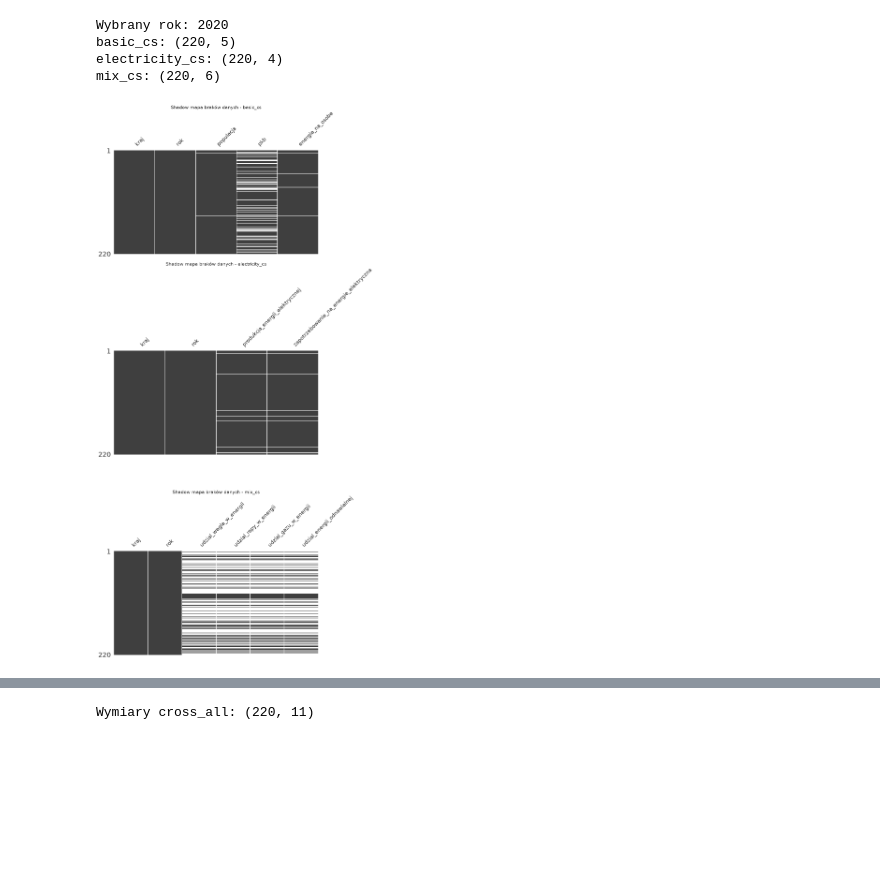
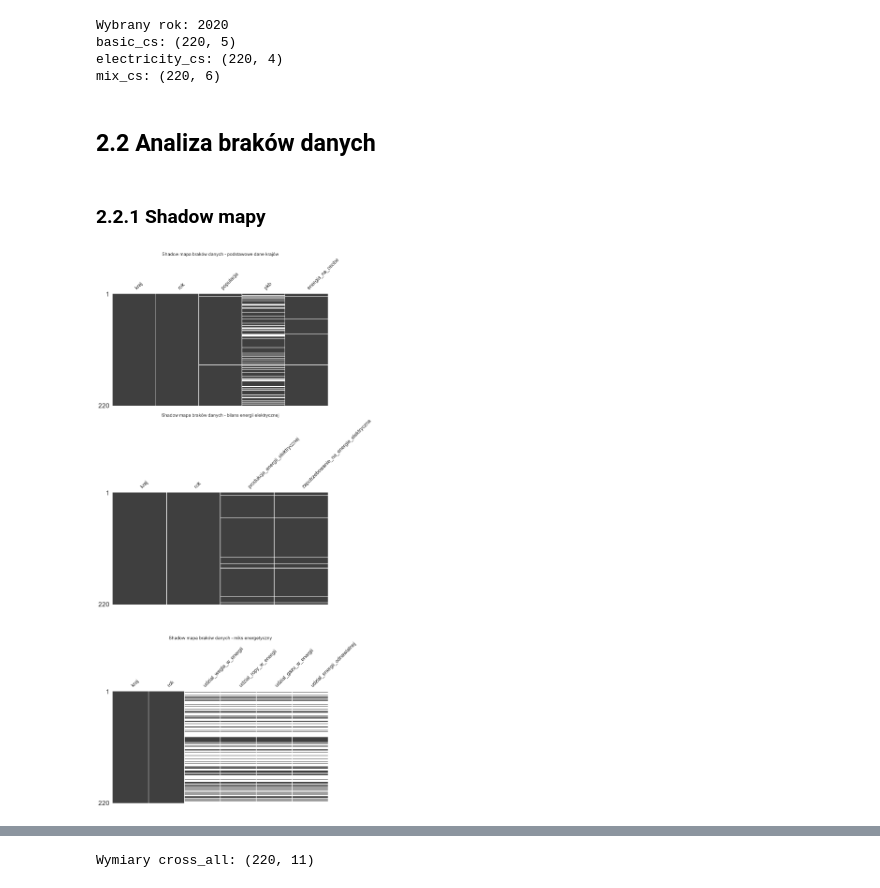
Before and after one commit to MichalG315/AWDP_Project, a Jupyter notebook: notebooks/main.ipynb, the cells around one changed output, grey strips where cells are left out. Drawn from its saved outputs; the diff is of its cells as text; code cells hidden in the pictures; blank space fills up the shorter version.

```diff
--- a/notebooks/main.ipynb
+++ b/notebooks/main.ipynb
@@ -127,22 +130,26 @@ Wybrany rok: 2020
 basic_cs: (220, 5)
 electricity_cs: (220, 4)
 mix_cs: (220, 6)
+# %% [markdown]
+## 2.2 Analiza braków danych
+# %% [markdown]
+### 2.2.1 Shadow mapy
 # %%
 fig, axes = plt.subplots(3, 1, figsize=(12, 24))
 
 msno.matrix(basic_cs, ax=axes[0], sparkline=False)
-axes[0].set_title("Shadow mapa braków danych - basic_cs")
+axes[0].set_title("Shadow mapa braków danych - podstawowe dane krajów")
 
 msno.matrix(electricity_cs, ax=axes[1], sparkline=False)
-axes[1].set_title("Shadow mapa braków danych - electricity_cs")
+axes[1].set_title("Shadow mapa braków danych - bilans energii elektrycznej")
 
 msno.matrix(mix_cs, ax=axes[2], sparkline=False)
-axes[2].set_title("Shadow mapa braków danych - mix_cs")
+axes[2].set_title("Shadow mapa braków danych - miks energetyczny")
 
 plt.tight_layout()
 plt.show()
 # %% [output]
-[figure, old version]
+[figure, new version]
 # %% [markdown]
 Shadow mapy przedstawiają rozmieszczenie brakujących wartości w analizowanych zbiorach danych. We wszystkich trzech zbiorach kolumny `kraj` oraz `rok` są kompletne i nie zawierają brakujących obserwacji.
 
```
Also changed, not shown: parts of 20 cells of this notebook, 1 other file.
